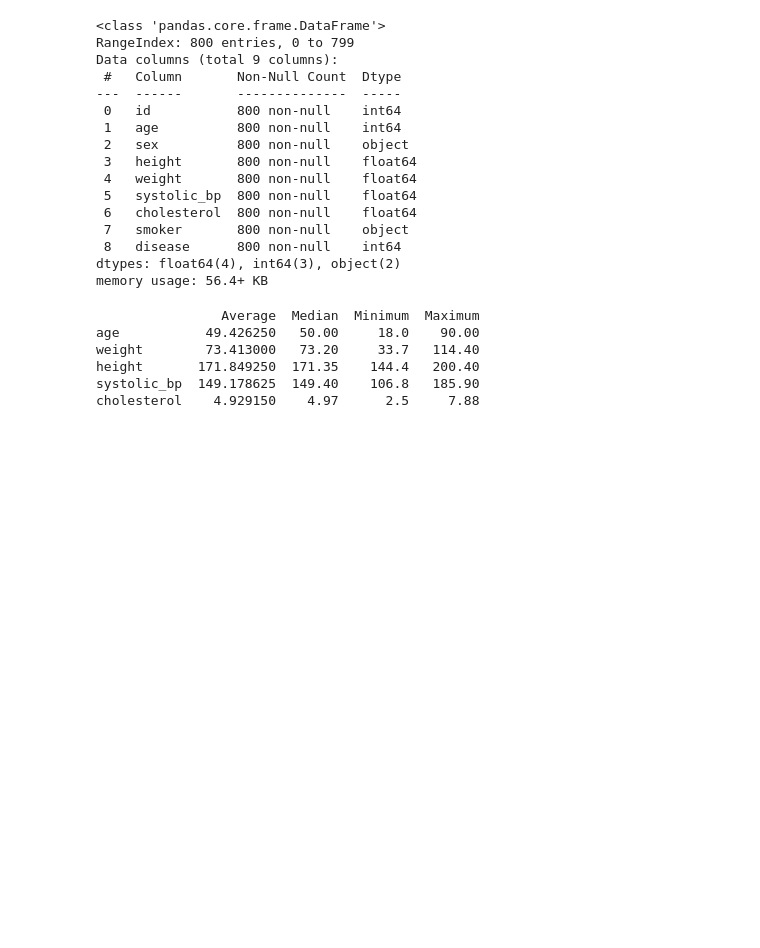
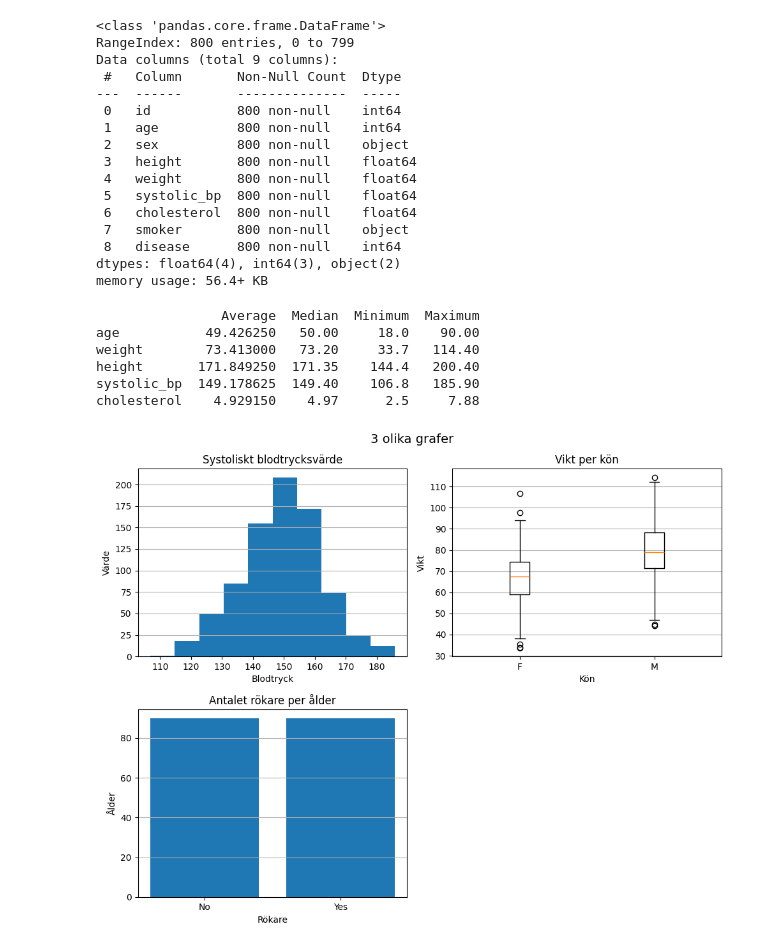
Before and after one commit to emanuelssonlinnea-rgb/Health-study-project, a Jupyter notebook: report.ipynb, the cells around one changed output. Saved outputs shown, nothing was run; the diff lists cells and outputs as text; code cells hidden in the pictures; blank space fills up the shorter version.

Commit message:
Added 3 graphs

```diff
--- a/report.ipynb
+++ b/report.ipynb
@@ -108,3 +109,36 @@ systolic_bp  149.178625  149.40    106.8   185.90
 cholesterol    4.929150    4.97      2.5     7.88
 # %%
 #Skapa minst 3 olika grafer (t.ex. histogram över blodtryck, boxplot över vikt per kön, stapeldiagram över andelen rökare)
+#histogram över blodtryck
+
+fig, axes = plt.subplots(2,2, figsize=(10,8), sharex=False, sharey=False)
+
+axes[0,0].hist(df.systolic_bp,bins=10)
+axes[0,0].set_title("Systoliskt blodtrycksvärde")
+axes[0,0].set_xlabel("Blodtryck")
+axes[0,0].set_ylabel("Värde")
+axes[0,0].grid(True, axis="y")
+
+# boxplot över vikt per kön
+
+grouped_weight = [df[df.sex==s]["weight"]for s in df["sex"].unique()]
+axes[0,1].boxplot(grouped_weight, labels=df["sex"].unique())
+axes[0,1].set_title("Vikt per kön")
+axes[0,1].set_xlabel("Kön")
+axes[0,1].set_ylabel("Vikt")
+axes[0,1].grid(True, axis="y")
+
+# stapeldiagram över andelen rökare
+
+axes[1,0].bar(df.smoker,df.age)
+axes[1,0].set_title("Antalet rökare per ålder")
+axes[1,0].set_xlabel("Rökare")
+axes[1,0].set_ylabel("Ålder")
+axes[1,0].grid(True, axis="y")
+
+axes[1,1].axis("off")
+
+fig.suptitle("3 olika grafer", fontsize=14)
+plt.tight_layout()
+# %% [output]
+[figure, added]
```
Also changed, not shown: parts of 1 cell of this notebook.
